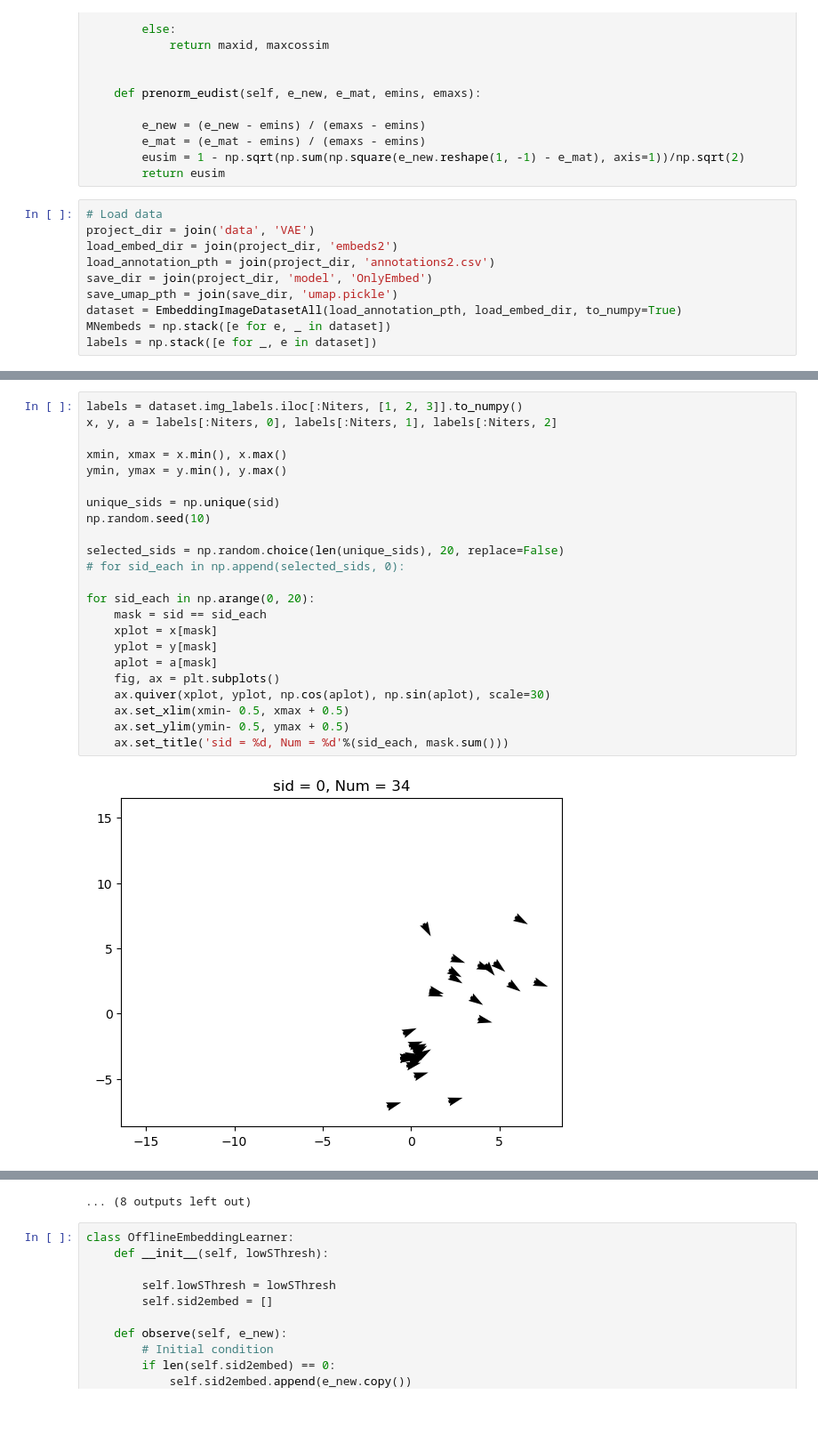
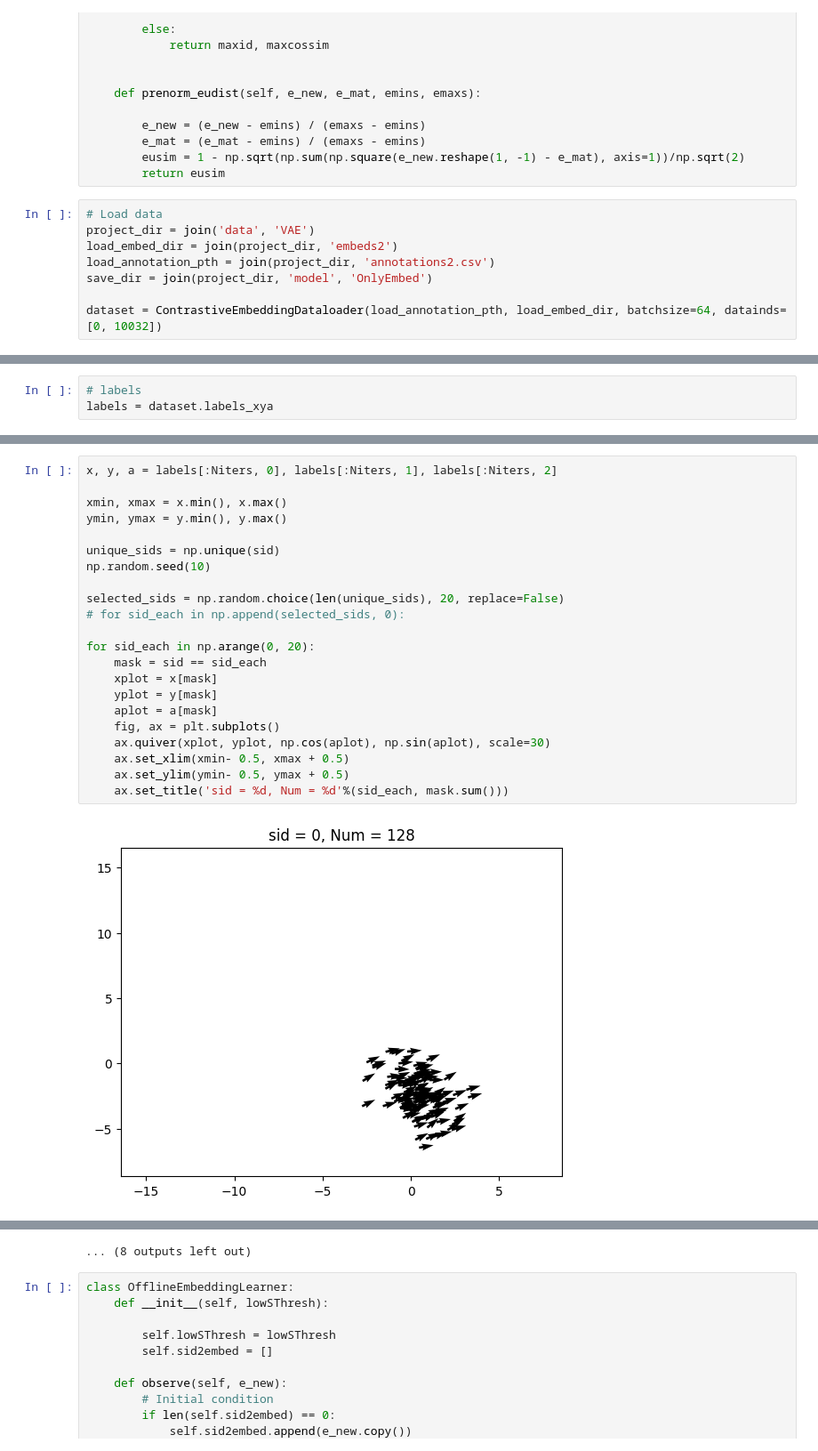
Before and after one commit to yyhhoi/HippoSLAM, a Jupyter notebook: controllers/hipposlam/CVAE_offline_state_specificity.ipynb, the cells around one changed output, grey strips where cells are left out. Shown at 89% size. Drawn from its saved outputs; the diff is of its cells as text; blank space fills up the shorter version.

Commit message:
Contrastive works

```diff
--- a/controllers/hipposlam/VAE_offline_state_specificity.ipynb
+++ b/controllers/hipposlam/CVAE_offline_state_specificity.ipynb
@@ -54,7 +54,5 @@ project_dir = join('data', 'VAE')
 load_embed_dir = join(project_dir, 'embeds2')
 load_annotation_pth = join(project_dir, 'annotations2.csv')
 save_dir = join(project_dir, 'model', 'OnlyEmbed')
-save_umap_pth = join(save_dir, 'umap.pickle')
-dataset = EmbeddingImageDatasetAll(load_annotation_pth, load_embed_dir, to_numpy=True)
-MNembeds = np.stack([e for e, _ in dataset])
-labels = np.stack([e for _, e in dataset])
+
+dataset = ContrastiveEmbeddingDataloader(load_annotation_pth, load_embed_dir, batchsize=64, datainds=[0, 10032])
@@ -91 +104,4 @@ plt.close(fig)
+# %%
+# labels
+labels = dataset.labels_xya
 # %%
@@ -113,25 +129,24 @@ Number of unique states = 425
 # %%
-labels = dataset.img_labels.iloc[:Niters, [1, 2, 3]].to_numpy()
 x, y, a = labels[:Niters, 0], labels[:Niters, 1], labels[:Niters, 2]
 
 xmin, xmax = x.min(), x.max()
 ymin, ymax = y.min(), y.max()
 
 unique_sids = np.unique(sid)
 np.random.seed(10)
 
 selected_sids = np.random.choice(len(unique_sids), 20, replace=False)
 # for sid_each in np.append(selected_sids, 0):
 
 for sid_each in np.arange(0, 20):
     mask = sid == sid_each
     xplot = x[mask]
     yplot = y[mask]
     aplot = a[mask]
     fig, ax = plt.subplots()
     ax.quiver(xplot, yplot, np.cos(aplot), np.sin(aplot), scale=30)
     ax.set_xlim(xmin- 0.5, xmax + 0.5)
     ax.set_ylim(ymin- 0.5, ymax + 0.5)
     ax.set_title('sid = %d, Num = %d'%(sid_each, mask.sum()))
 # %% [output]
-[figure, old version]
+[figure, new version]
```
Also changed, not shown: parts of 8 cells of this notebook, 9 other files.
